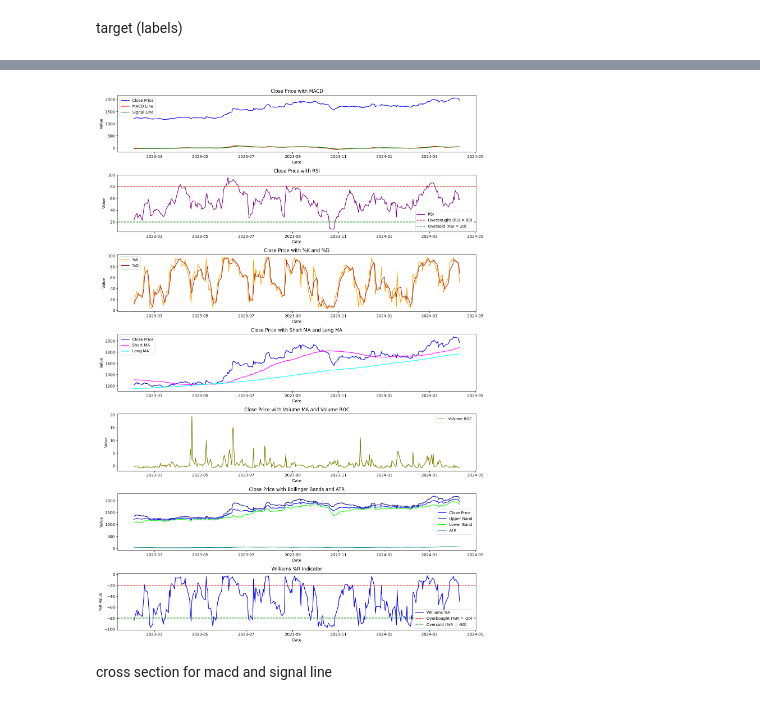
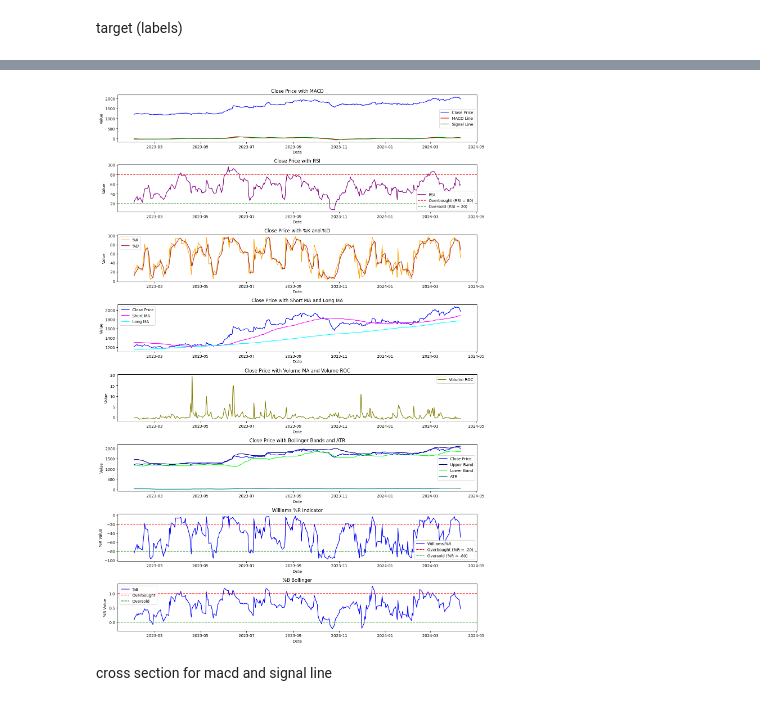
Before and after one commit to H1mm4tHQ/Stock_Market_Price_Movement_Prediction_ML, a Jupyter notebook: PRML_Project.ipynb, the cells around one changed output, grey strips where cells are left out. Drawn from its saved outputs; the diff is of its cells as text; code cells hidden in the pictures.

```diff
--- a/PRML_Project.ipynb
+++ b/PRML_Project.ipynb
@@ -97,13 +97,14 @@ def calculate_volume_indicators(data, window=20):
 def calculate_volatility_indicators(data, window=20):
     # Calculate Bollinger Bands
     std_dev = data['Close'].rolling(window=window).std()
-    upper_band = data['Close'] + 2 * std_dev
-    lower_band = data['Close'] - 2 * std_dev
+    upper_band = data['Close'].rolling(window=window).mean() + 2 * std_dev
+    lower_band = data['Close'].rolling(window=window).mean() - 2 * std_dev
     # Calculate Average True Range (ATR)
     high_low_range = data['High'] - data['Low']
     true_range = np.maximum(np.maximum((data['High'] - data['Low']).abs(), (data['High'] - data['Close'].shift()).abs()), (data['Low'] - data['Close'].shift()).abs())
     atr = true_range.rolling(window=window).mean()
-    return upper_band, lower_band, atr
+    b = (data['Close']-lower_band)/(upper_band-lower_band)
+    return upper_band, lower_band, atr , b
 
 def williams_percent_r(data, period=14):
     high = data['High']
@@ -123,7 +124,7 @@ rsi = calculate_rsi(recent_data)
 stochastic_k, stochastic_d = calculate_stochastic_oscillator(recent_data)
 short_ma, long_ma = calculate_moving_averages(recent_data)
 volume_ma, volume_roc = calculate_volume_indicators(recent_data)
-upper_band, lower_band, atr = calculate_volatility_indicators(recent_data)
+upper_band, lower_band, atr, b = calculate_volatility_indicators(recent_data)
 
 # Add calculated indicators to the DataFrame
 recent_data['MACD_Line'] = macd_line
@@ -139,6 +140,7 @@ recent_data['Volume_ROC'] = volume_roc
 recent_data['Upper_Band'] = upper_band
 recent_data['Lower_Band'] = lower_band
 recent_data['ATR'] = atr
+recent_data['%B'] = b
 recent_data['%R']=williams_percent_r(recent_data)
 
 # Print the DataFrame with calculated indicators
@@ -354,7 +356,7 @@ import matplotlib.pyplot as plt
 # Assume 'recent_data' DataFrame contains the necessary columns including Close price and the calculated indicators
 
 # Plotting
-fig, axs = plt.subplots(nrows=7, ncols=1, figsize=(14, 20))
+fig, axs = plt.subplots(nrows=8, ncols=1, figsize=(14, 20))
 
 # 1) Close price with MACD Line, Signal Line, and MACD Histogram
 axs[0].plot(recent_data.index, recent_data['Close'], label='Close Price', color='blue')
@@ -405,34 +407,42 @@ axs[4].plot(recent_data.index, recent_data['Volume_ROC'], label='Volume ROC', co
 axs[4].set_title('Close Price with Volume MA and Volume ROC')
 axs[4].set_xlabel('Date')
 axs[4].set_ylabel('Value')
 axs[4].legend()
 
 # 6) Close price with Upper Band, Lower Band, and ATR
 axs[5].plot(recent_data.index, recent_data['Close'], label='Close Price', color='blue')
 axs[5].plot(recent_data.index, recent_data['Upper_Band'], label='Upper Band', color='navy')
 axs[5].plot(recent_data.index, recent_data['Lower_Band'], label='Lower Band', color='lime')
 axs[5].plot(recent_data.index, recent_data['ATR'], label='ATR', color='teal')
 axs[5].set_title('Close Price with Bollinger Bands and ATR')
 axs[5].set_xlabel('Date')
 axs[5].set_ylabel('Value')
 axs[5].legend()
 
 
 # Plotting Williams %R
 axs[6].plot(recent_data.index, recent_data['%R'], label='Williams %R', color='blue')
 axs[6].axhline(y=-20, color='red', linestyle='--', label='Overbought (%R = -20)')
 axs[6].axhline(y=-80, color='green', linestyle='--', label='Oversold (%R = -80)')
 axs[6].set_title('Williams %R Indicator')
 axs[6].set_xlabel('Date')
 axs[6].set_ylabel('%R Value')
 axs[6].legend()
 # axs[6].grid(True)
 
+# Plotting %B for bollinger bands
+axs[7].plot(recent_data.index, recent_data['%B'], label='%B', color='blue')
+axs[7].axhline(y=1, color='red', linestyle='--', label='Overbought')
+axs[7].axhline(y=0, color='green', linestyle='--', label='Oversold')
+axs[7].set_title('%B Bollinger')
+axs[7].set_xlabel('Date')
+axs[7].set_ylabel('%B Value')
+axs[7].legend()
 
 plt.tight_layout()
 plt.show()
 # %% [output]
-[figure, old version]
+[figure, new version]
 # %% [markdown]
 cross section for macd and signal line
 # %%
```
Also changed, not shown: parts of 12 cells of this notebook.
